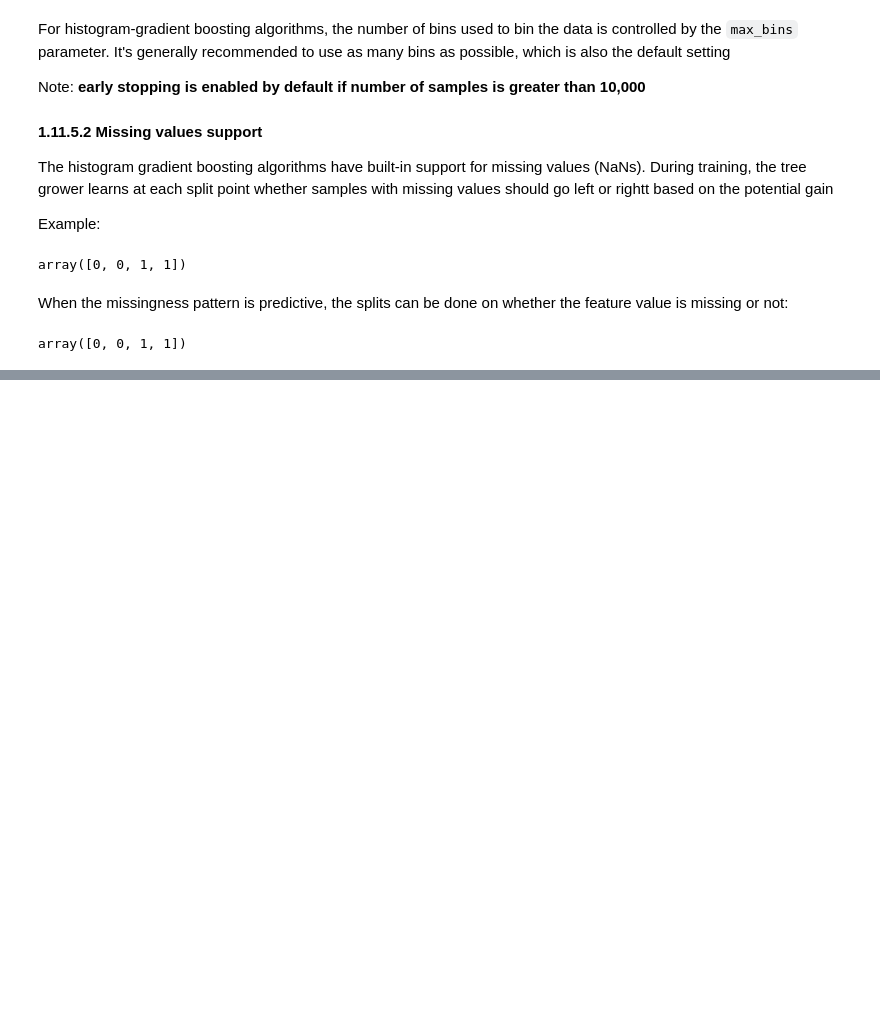
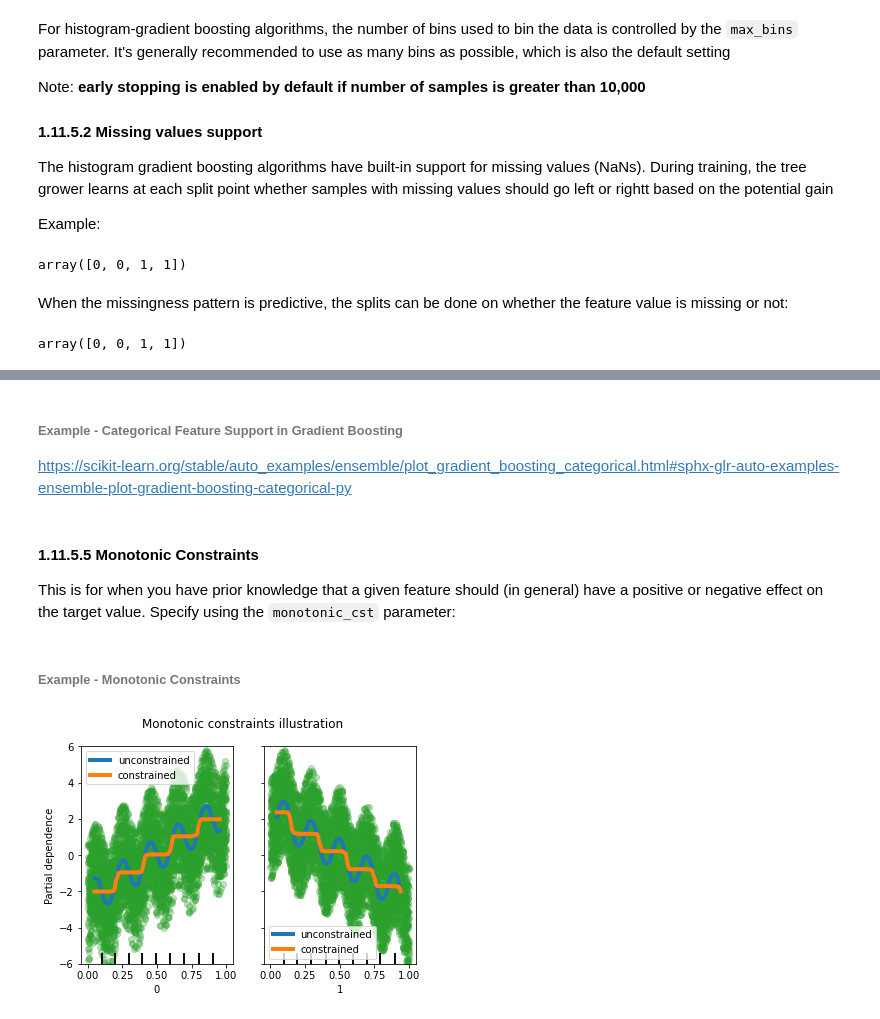
Before and after one commit to sfreagin/sklearn_notes, a Jupyter notebook: 1.11a_ensemble_methods.ipynb, the cells around one changed output, grey strips where cells are left out. Drawn from its saved outputs; the diff is of its cells as text; code cells hidden in the pictures; blank space fills up the shorter version.

```diff
--- a/1.11a_ensemble_methods.ipynb
+++ b/1.11a_ensemble_methods.ipynb
@@ -62,0 +102,8 @@ array([0, 0, 1, 1])
+# %% [markdown]
+###### Example - Categorical Feature Support in Gradient Boosting
+
+https://scikit-learn.org/stable/auto_examples/ensemble/plot_gradient_boosting_categorical.html#sphx-glr-auto-examples-ensemble-plot-gradient-boosting-categorical-py
+# %% [markdown]
+#### 1.11.5.5 Monotonic Constraints
+
+This is for when you have prior knowledge that a given feature should (in general) have a positive or negative effect on the target value. Specify using the `monotonic_cst` parameter:
@@ -62,0 +112,62 @@ array([0, 0, 1, 1])
+# %% [markdown]
+###### Example - Monotonic Constraints
+# %%
+#COPYPASTA
+
+from sklearn.ensemble import HistGradientBoostingRegressor
+from sklearn.inspection import PartialDependenceDisplay
+import numpy as np
+import matplotlib.pyplot as plt
+
+
+rng = np.random.RandomState(0)
+
+n_samples = 5000
+f_0 = rng.rand(n_samples)  # positive correlation with y
+f_1 = rng.rand(n_samples)  # negative correlation with y
+X = np.c_[f_0, f_1]
+noise = rng.normal(loc=0.0, scale=0.01, size=n_samples)
+y = 5 * f_0 + np.sin(10 * np.pi * f_0) - 5 * f_1 - np.cos(10 * np.pi * f_1) + noise
+
+fig, ax = plt.subplots()
+
+
+# Without any constraint
+gbdt = HistGradientBoostingRegressor()
+gbdt.fit(X, y)
+disp = PartialDependenceDisplay.from_estimator(
+    gbdt,
+    X,
+    features=[0, 1],
+    line_kw={"linewidth": 4, "label": "unconstrained", "color": "tab:blue"},
+    ax=ax,
+)
+
+# With positive and negative constraints
+gbdt = HistGradientBoostingRegressor(monotonic_cst=[1, -1])
+gbdt.fit(X, y)
+
+PartialDependenceDisplay.from_estimator(
+    gbdt,
+    X,
+    features=[0, 1],
+    feature_names=(
+        "First feature\nPositive constraint",
+        "Second feature\nNegtive constraint",
+    ),
+    line_kw={"linewidth": 4, "label": "constrained", "color": "tab:orange"},
+    ax=disp.axes_,
+)
+
+for f_idx in (0, 1):
+    disp.axes_[0, f_idx].plot(
+        X[:, f_idx], y, "o", alpha=0.3, zorder=-1, color="tab:green"
+    )
+    disp.axes_[0, f_idx].set_ylim(-6, 6)
+
+plt.legend()
+fig.suptitle("Monotonic constraints illustration")
+
+plt.show()
+# %% [output]
+[figure, added]
```
Also changed, not shown: parts of 45 cells of this notebook, 1 other file.
